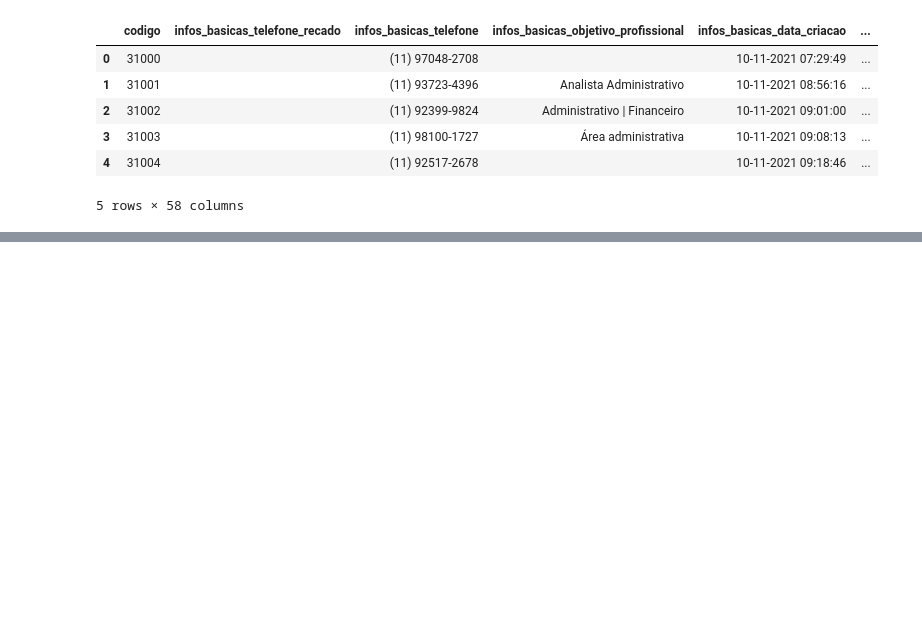
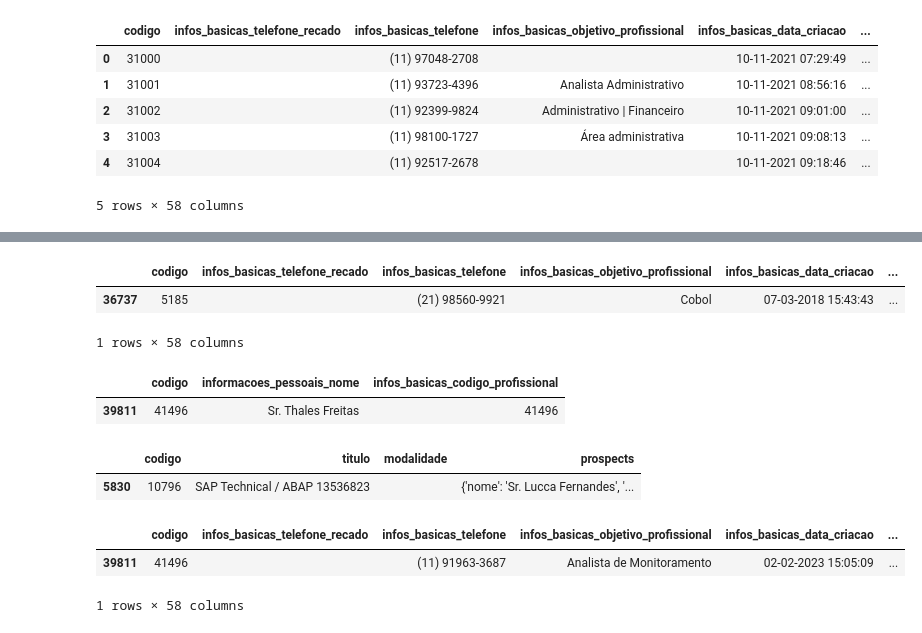
Before and after one commit to nat-lima/Datathon, a Jupyter notebook: app/consult _db_data.ipynb, the cells around one changed output, grey strips where cells are left out. Saved outputs shown, nothing was run; the diff lists cells and outputs as text; code cells hidden in the pictures; blank space fills up the shorter version.

```diff
--- a/app/consult _db_data.ipynb
+++ b/app/consult _db_data.ipynb
@@ -39,0 +121,22 @@ df_applicants.head()
+# %%
+df_applicants[df_applicants['infos_basicas_codigo_profissional'] == "5185"]
+# %% [output]
+|  | codigo | infos_basicas_telefone_recado | infos_basicas_telefone | infos_basicas_objetivo_profissional | infos_basicas_data_criacao | ... |
+| 36737 | 5185 |  | (21) 98560-9921 | Cobol | 07-03-2018 15:43:43 | ... |
+1 rows × 58 columns
+# %%
+df_applicants.loc[df_applicants['informacoes_pessoais_nome'] == 'Sr. Thales Freitas', ['codigo', 'informacoes_pessoais_nome', 'infos_basicas_codigo_profissional']]
+# %% [output]
+|  | codigo | informacoes_pessoais_nome | infos_basicas_codigo_profissional |
+| 39811 | 41496 | Sr. Thales Freitas | 41496 |
+# %%
+df_prospects[df_prospects['codigo'] == "10796"]
+# %% [output]
+|  | codigo | titulo | modalidade | prospects |
+| 5830 | 10796 | SAP Technical / ABAP 13536823 |  | {'nome': 'Sr. Lucca Fernandes', '... |
+# %%
+df_applicants[df_applicants['informacoes_pessoais_nome'] == "Sr. Thales Freitas"]
+# %% [output]
+|  | codigo | infos_basicas_telefone_recado | infos_basicas_telefone | infos_basicas_objetivo_profissional | infos_basicas_data_criacao | ... |
+| 39811 | 41496 |  | (11) 91963-3687 | Analista de Monitoramento | 02-02-2023 15:05:09 | ... |
+1 rows × 58 columns
```
Also changed, not shown: parts of 12 cells of this notebook, 21 other files.
